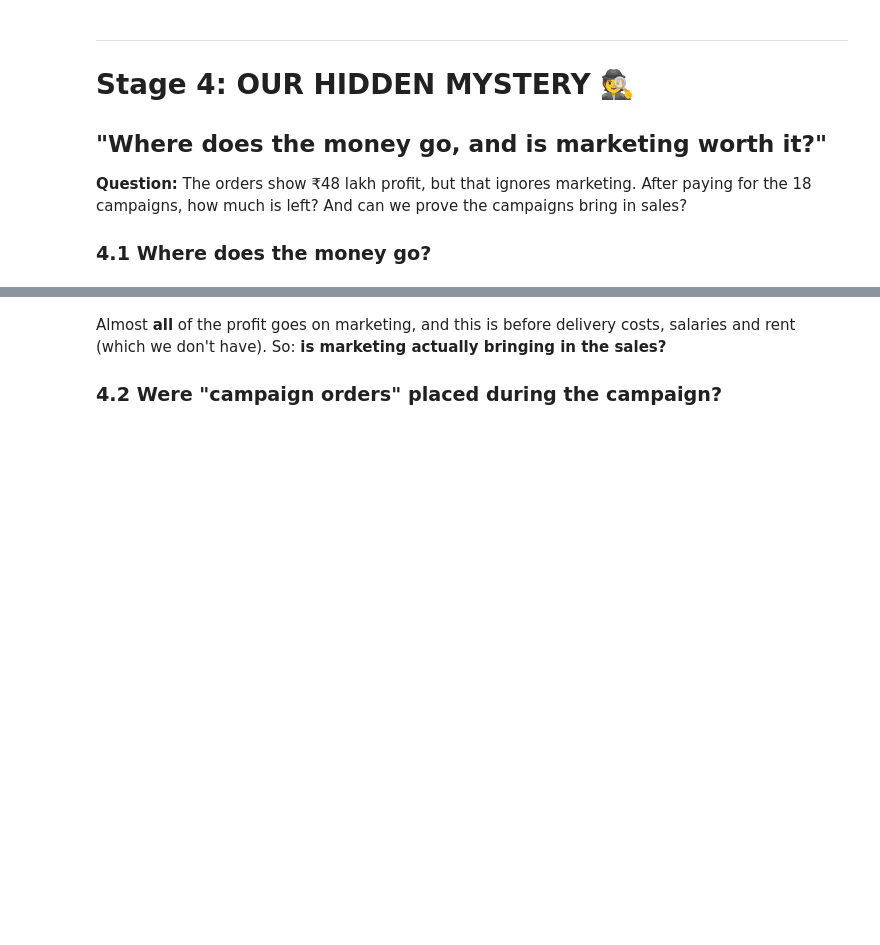
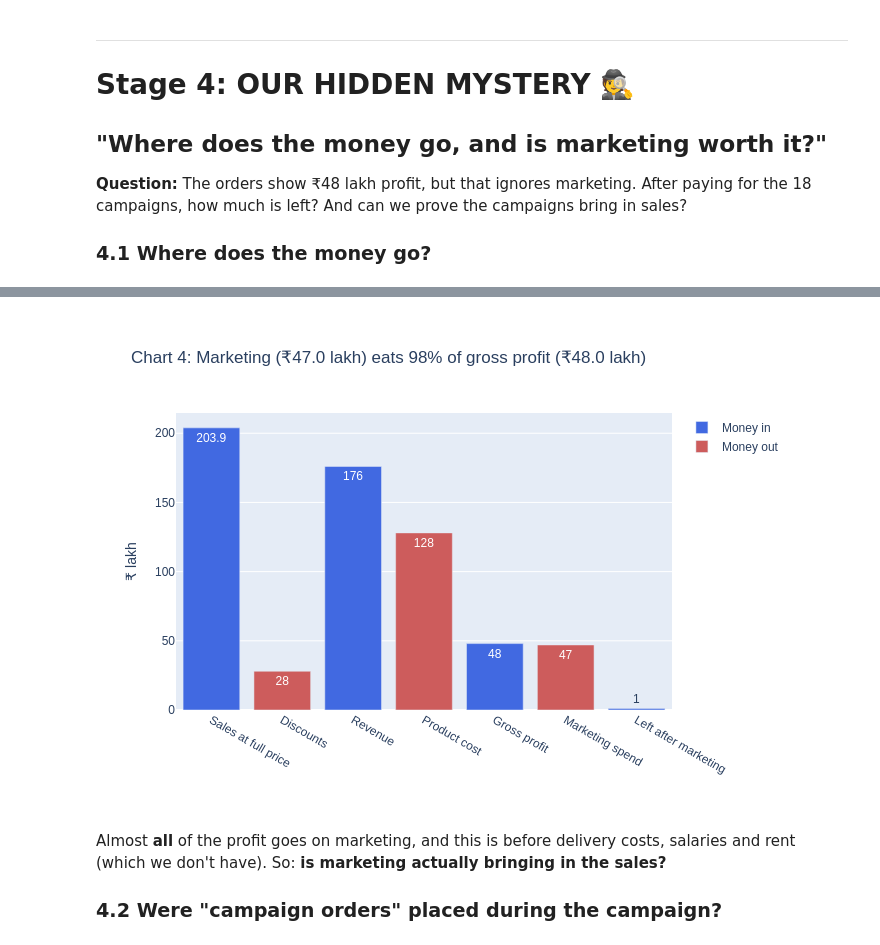
Before and after one commit to Y4SHV4RDH4N/Claude, a Jupyter notebook: project-vyapaar/colab/04_Hidden_Mystery_and_Marketing.ipynb, the cells around one changed output, grey strips where cells are left out. Saved outputs shown, nothing was run; the diff lists cells and outputs as text; code cells hidden in the pictures; blank space fills up the shorter version.

```diff
--- a/project-vyapaar/colab/04_Hidden_Mystery_and_Marketing.ipynb
+++ b/project-vyapaar/colab/04_Hidden_Mystery_and_Marketing.ipynb
@@ -113,17 +130,20 @@ print("Marketing spend as % of gross profit:", round(marketing_spend / gross_pro
 # %%
 # CHART 4
 money = pd.DataFrame({
     "step": ["Sales at full price", "Discounts", "Revenue", "Product cost", "Gross profit", "Marketing spend", "Left after marketing"],
     "lakh": [full_price_sales, discounts, revenue, product_cost, gross_profit, marketing_spend, left],
     "type": ["Money in", "Money out", "Money in", "Money out", "Money in", "Money out", "Money in"],
 })
 money["lakh"] = (money["lakh"] / 100000).round(1)
 
 fig = px.bar(money, x="step", y="lakh", color="type", text_auto=True,
+             category_orders={"step": list(money["step"])},   # keep the bars in our order
              color_discrete_map={"Money in": "royalblue", "Money out": "indianred"},
              title="Chart 4: Marketing (₹47.0 lakh) eats 98% of gross profit (₹48.0 lakh)",
              labels={"step": "", "lakh": "₹ lakh", "type": ""})
 fig.show()
+# %% [output]
+[figure, added]
 # %% [markdown]
 Almost **all** of the profit goes on marketing, and this is before delivery costs, salaries and rent (which we don't have). So: **is marketing actually bringing in the sales?**
 
```
Also changed, not shown: parts of 9 cells of this notebook, 4 other files.
